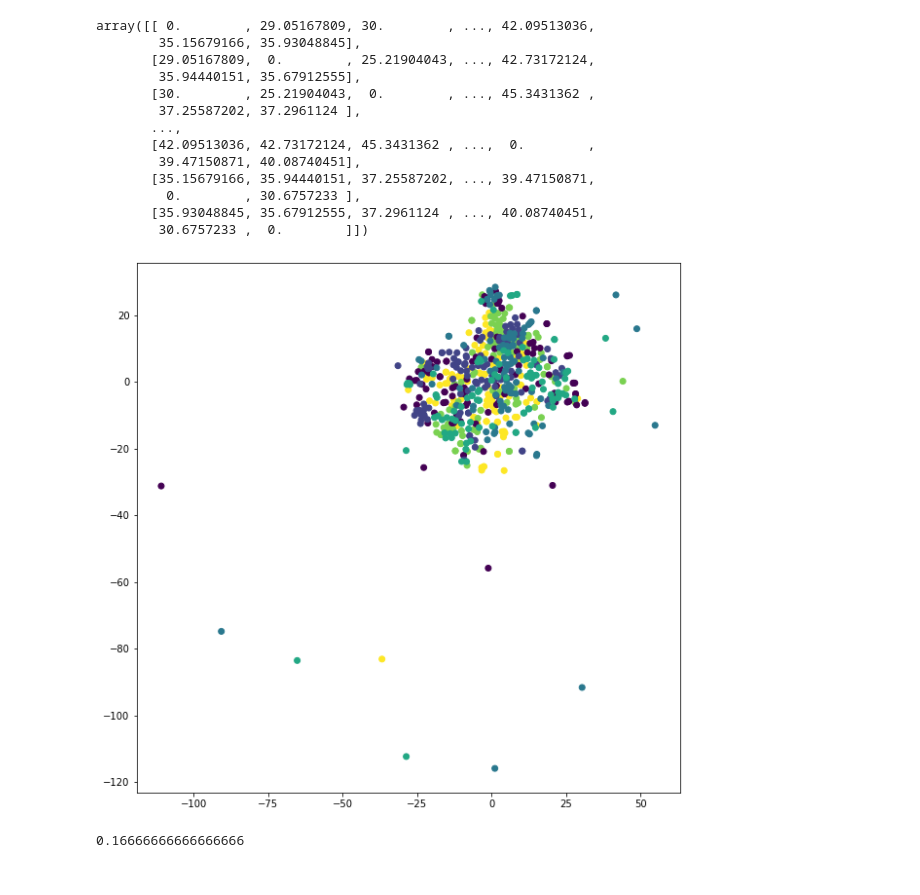
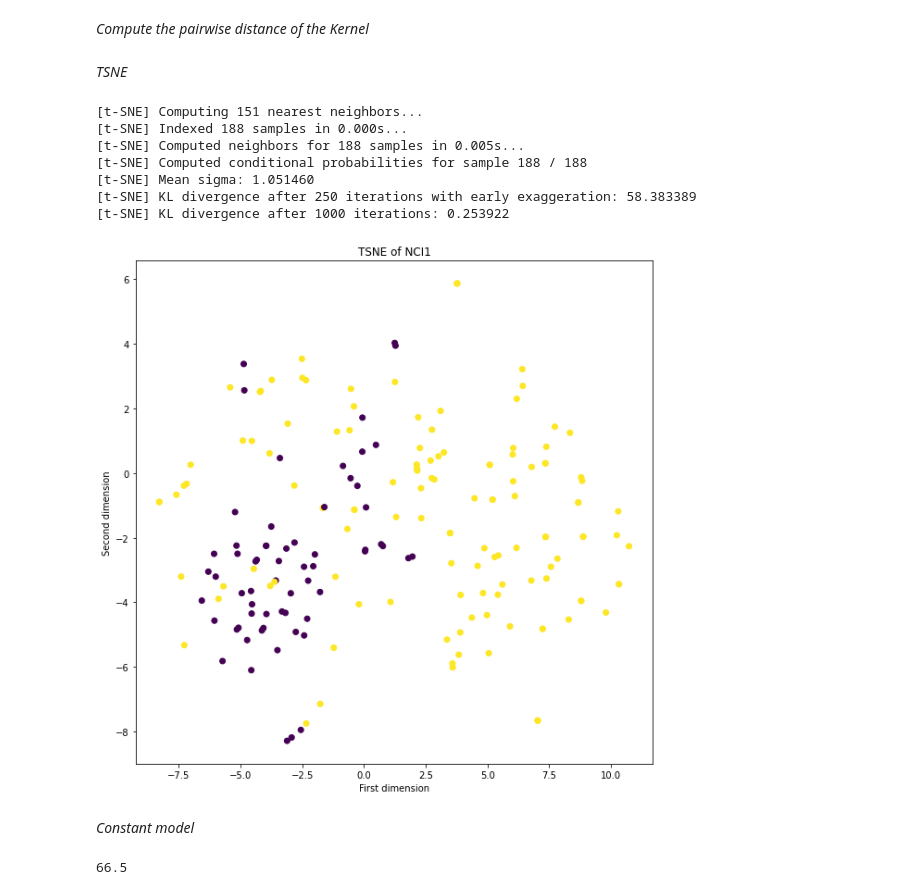
Before and after one commit to PierreRemacle/LINMA2472_P2, a Jupyter notebook: Homework_II_Part_I.ipynb, the cells around one changed output. Drawn from its saved outputs; the diff is of its cells as text; code cells hidden in the pictures.

```diff
--- a/Homework_II_Part_I.ipynb
+++ b/Homework_II_Part_I.ipynb
@@ -43,7 +43,7 @@ import math
     (Wale and Karypis (2006) and http://pubchem.ncbi.nlm.nih.gov).
 """
 
-dataset = fetch_dataset("ENZYMES",verbose=False) # just replace by the name of the datasets you want "ENZYMES", "NCI1"
+dataset = fetch_dataset("MUTAG",verbose=False) # just replace by the name of the datasets you want "ENZYMES", "NCI1"
 G = dataset.data
 y = dataset.target
 
@@ -147,47 +166,66 @@ display_2D(result_KPCA)
+# %% [markdown]
+*Compute the pairwise distance of the Kernel*
 # %%
 def pairwise_dist(K):
+    """Computer the pairwise distance for a kernel K
+    """
     dist=np.empty((len(K),len(K)))
+
     for i in range(len(K)):
         for j in range(len(K)):
 
             dist[i][j] = np.sqrt((K[i][i] + K[j][j] -2*K[i][j]))
 
-    return dist
+    return np.matrix(dist)
 
 
-pairwise_dist(K_train)
+#pairwise_dist(K_train)
-# %% [output]
-array([[ 0.        , 29.05167809, 30.        , ..., 42.09513036,
-        35.15679166, 35.93048845],
-       [29.05167809,  0.        , 25.21904043, ..., 42.73172124,
-        35.94440151, 35.67912555],
-       [30.        , 25.21904043,  0.        , ..., 45.3431362 ,
-        37.25587202, 37.2961124 ],
-       ...,
-       [42.09513036, 42.73172124, 45.3431362 , ...,  0.        ,
-        39.47150871, 40.08740451],
-       [35.15679166, 35.94440151, 37.25587202, ..., 39.47150871,
-         0.        , 30.6757233 ],
-       [35.93048845, 35.67912555, 37.2961124 , ..., 40.08740451,
-        30.6757233 ,  0.        ]])
+# %% [markdown]
+*TSNE*
 # %%
-def tsne():
+def display_TSNE(data):
+    """display in a 2 dimensionnal space list of observations based on 2 coords
+    """
+    data = np.transpose(data)
+    fig = plt.figure(figsize=(10,10))
+    plot_2D = fig.add_subplot(111)
+    plot_2D.scatter(data[0],data[1], c=y)
+    plt.xlabel('First dimension')
+    plt.ylabel('Second dimension')
+    plt.title('TSNE of NCI1')
+    plt.show()
+    return
 
-    model = TSNE(n_components=2, random_state=0, metric='precomputed')
+def tsne(pp):
+    """Compute the TSNE of the Kernel and display it
+    ----------------------------
+    pp: perplexity used (number of neighbours considered)
+    """
+    model = TSNE(n_components=2, perplexity=pp, metric='precomputed', verbose=1)
     coords = model.fit_transform(pairwise_dist(K_train))
-    display_2D(coords)
-tsne()
+    display_TSNE(coords)
+
+tsne(50)
 # %% [output]
+[t-SNE] Computing 151 nearest neighbors...
+[t-SNE] Indexed 188 samples in 0.000s...
+[t-SNE] Computed neighbors for 188 samples in 0.005s...
+[t-SNE] Computed conditional probabilities for sample 188 / 188
+[t-SNE] Mean sigma: 1.051460
+[t-SNE] KL divergence after 250 iterations with early exaggeration: 58.383389
+[t-SNE] KL divergence after 1000 iterations: 0.253922
-[figure, old version]
+[figure, new version]
+# %% [markdown]
+*Constant model*
 # %%
 from collections import Counter
 
 def constant_model_accuracy():
+    """Get the frequency of the class wich is the most represented"""
     test_list = Counter(y)
-
     res = test_list.most_common(1)
-    return res[0][1] / len(y)
+    return np.around(res[0][1] / len(y), 3) * 100
 
 constant_model_accuracy()
 # %% [output]
-0.16666666666666666
+66.5
```
Also changed, not shown: parts of 14 cells of this notebook, 7 other files.
